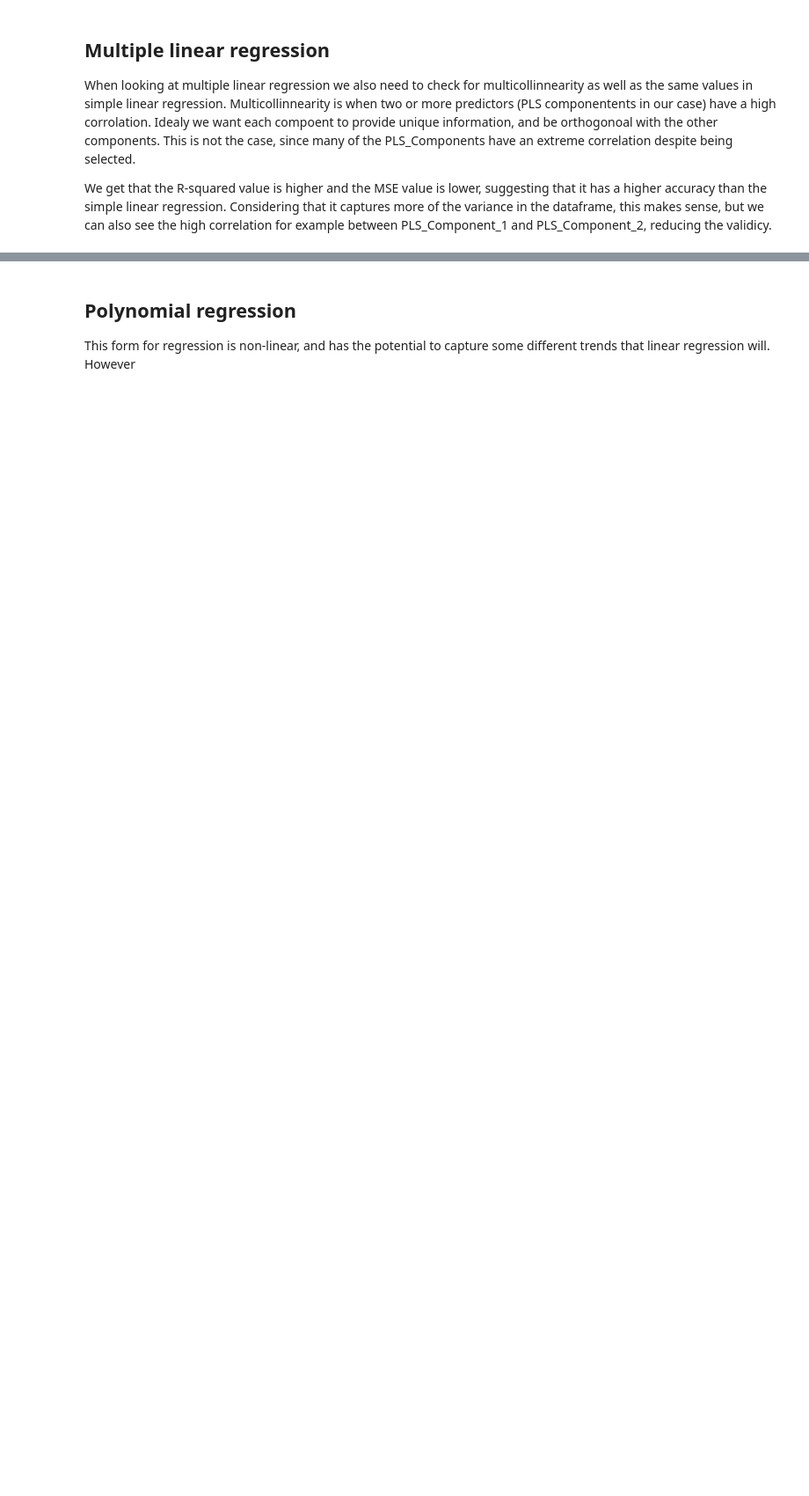
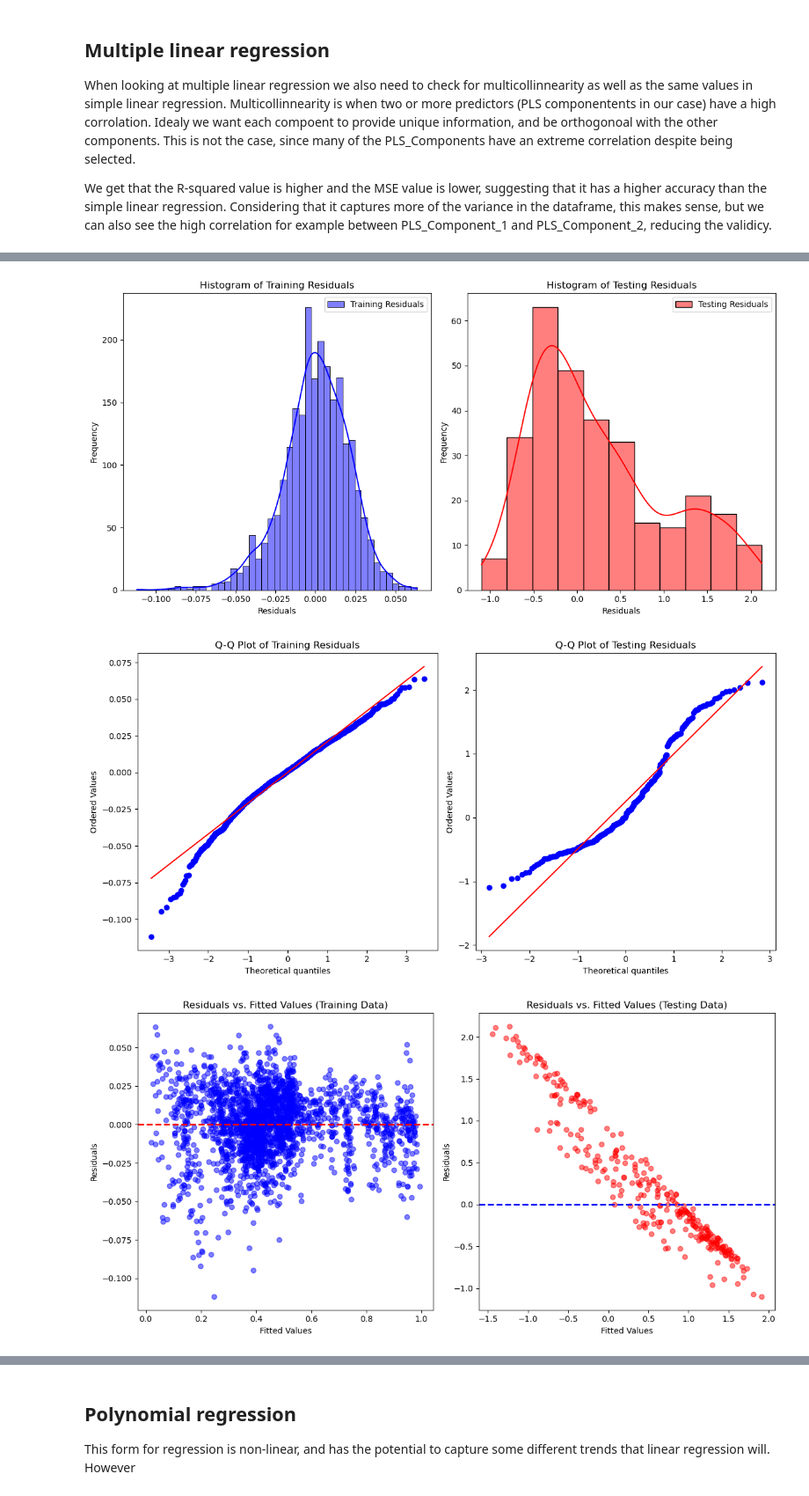
Before and after one commit to Anders-Stubberud/IT3212, a Jupyter notebook: assignment_3/regression.ipynb, the cells around one changed output, grey strips where cells are left out. Shown at 88% size. Saved outputs shown, nothing was run; the diff lists cells and outputs as text; code cells hidden in the pictures; blank space fills up the shorter version.

```diff
--- a/assignment_3/regression.ipynb
+++ b/assignment_3/regression.ipynb
@@ -194,0 +138,78 @@ We get that the R-squared value is higher and the MSE value is lower, suggesting
+# %%
+import seaborn as sns
+import matplotlib.pyplot as plt
+import scipy.stats as stats  # Import the stats module
+
+model = LinearRegression()
+model.fit(X_train, y_train)
+## Calculate the fitted values (predictions) for both training and testing sets
+y_train_pred = model.predict(X_train)
+y_val_pred = model.predict(X_val)
+
+# Calculate residuals for training and testing sets
+residuals_train = y_train - y_train_pred
+residuals_test = y_val - y_val_pred
+
+# Plot a histogram for both training and testing residuals
+plt.figure(figsize=(12, 6))
+
+# Plot training residuals histogram
+plt.subplot(1, 2, 1)
+sns.histplot(residuals_train, kde=True, color='blue', label='Training Residuals')
+plt.title('Histogram of Training Residuals')
+plt.xlabel('Residuals')
+plt.ylabel('Frequency')
+plt.legend()
+
+# Plot testing residuals histogram
+plt.subplot(1, 2, 2)
+sns.histplot(residuals_test, kde=True, color='red', label='Testing Residuals')
+plt.title('Histogram of Testing Residuals')
+plt.xlabel('Residuals')
+plt.ylabel('Frequency')
+plt.legend()
+
+plt.tight_layout()
+plt.show()
+
+# Plot Q-Q plots for both training and testing residuals
+plt.figure(figsize=(12, 6))
+
+# Plot training residuals Q-Q plot
+plt.subplot(1, 2, 1)
+stats.probplot(residuals_train, dist="norm", plot=plt)
+plt.title('Q-Q Plot of Training Residuals')
+
+# Plot testing residuals Q-Q plot
+plt.subplot(1, 2, 2)
+stats.probplot(residuals_test, dist="norm", plot=plt)
+plt.title('Q-Q Plot of Testing Residuals')
+
+plt.tight_layout()
+plt.show()
+
+# Plot Residuals vs. Fitted Values to check for Homoscedasticity
+plt.figure(figsize=(12, 6))
+
+# Residuals vs. Fitted Values for training data
+plt.subplot(1, 2, 1)
+plt.scatter(y_train_pred, residuals_train, color='blue', alpha=0.5)
+plt.axhline(0, color='red', linewidth=2, linestyle='--')  # Horizontal line at zero
+plt.title('Residuals vs. Fitted Values (Training Data)')
+plt.xlabel('Fitted Values')
+plt.ylabel('Residuals')
+
+# Residuals vs. Fitted Values for testing data
+plt.subplot(1, 2, 2)
+plt.scatter(y_val_pred, residuals_test, color='red', alpha=0.5)
+plt.axhline(0, color='blue', linewidth=2, linestyle='--')  # Horizontal line at zero
+plt.title('Residuals vs. Fitted Values (Testing Data)')
+plt.xlabel('Fitted Values')
+plt.ylabel('Residuals')
+
+plt.tight_layout()
+plt.show()
+# %% [output]
+[figure, added]
+[figure, added]
+[figure, added]
```
Also changed, not shown: parts of 18 cells of this notebook, 2 other files.
